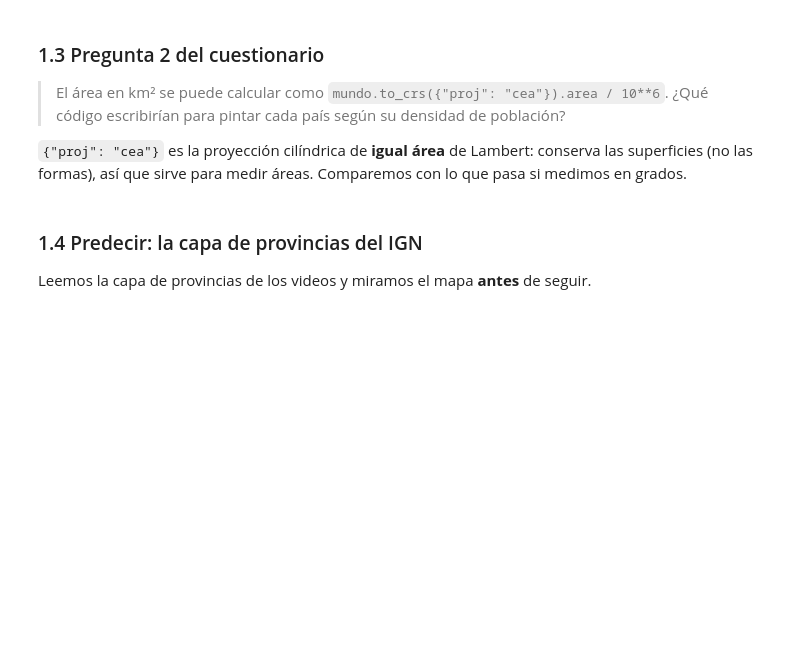
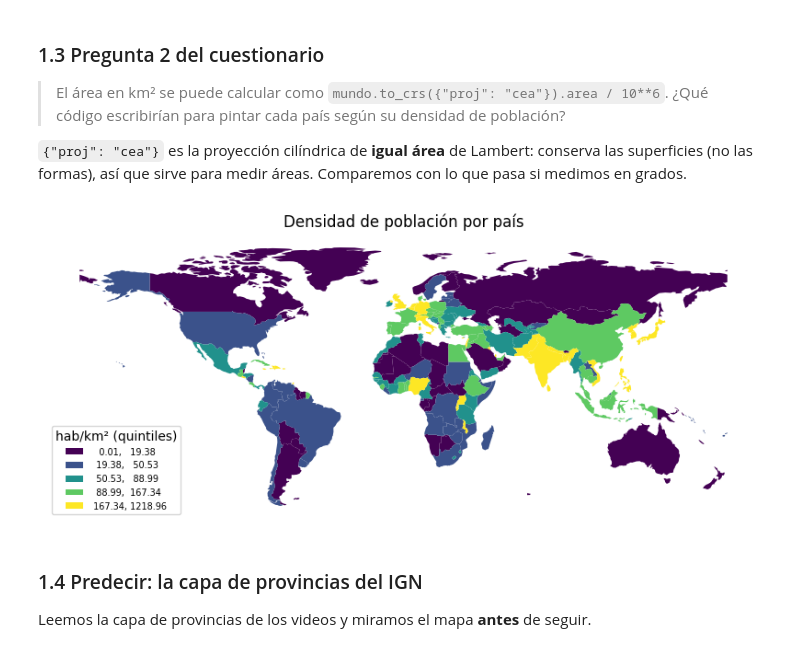
Before and after one commit to BelenMichel/HerramientasComputacionales2026, a Jupyter notebook: Clase6/PythEcon_c6.ipynb, the cells around one changed output. Cells and saved outputs as stored; diff of their text form; code cells hidden in the pictures; blank space fills up the shorter version.

```diff
--- a/Clase6/PythEcon_c6.ipynb
+++ b/Clase6/PythEcon_c6.ipynb
@@ -145,7 +167,21 @@ print([col for col in mundo.columns if col in ("name", "NAME", "CONTINENT", "POP
 area_grados = mundo.area   # ¿qué unidad tiene esto?
 area_grados.head(3)
 # %%
-# Escriban su código acá
+mundo["area_km2"] = mundo.to_crs({"proj": "cea"}).area / 10**6
+mundo["densidad"] = mundo["POP_EST"] / mundo["area_km2"]
+
+ax = mundo[mundo["CONTINENT"] != "Antarctica"].plot(
+    column="densidad",
+    scheme="quantiles", k=5,           # cinco grupos con la misma cantidad de países
+    cmap="viridis",
+    legend=True,
+    legend_kwds={"title": "hab/km² (quintiles)", "loc": "lower left", "fontsize": 7},
+    figsize=(10, 5),
+)
+ax.set_title("Densidad de población por país")
+ax.set_axis_off()
+# %% [output]
+[figure, added]
 # %% [markdown]
 ### 1.4 Predecir: la capa de provincias del IGN
 
```
Also changed, not shown: parts of 44 cells of this notebook, 1 other file.
